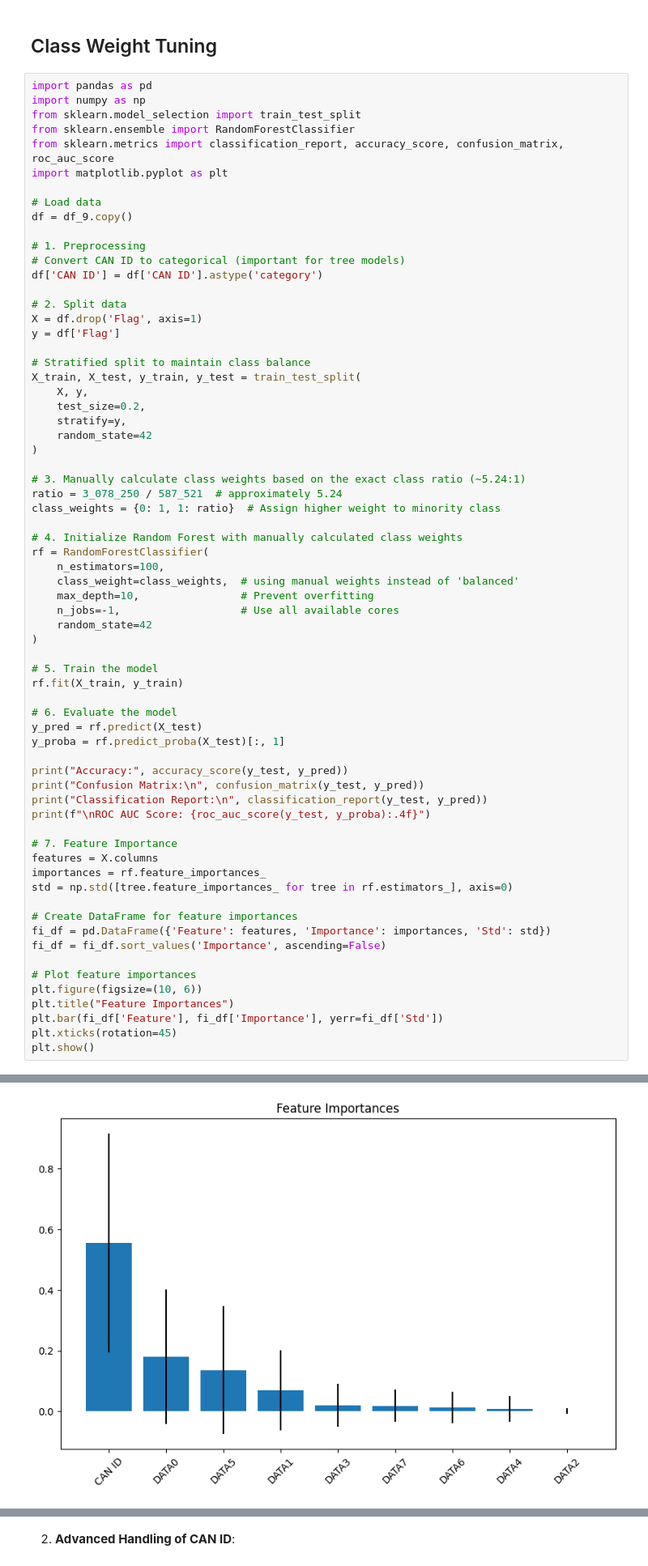
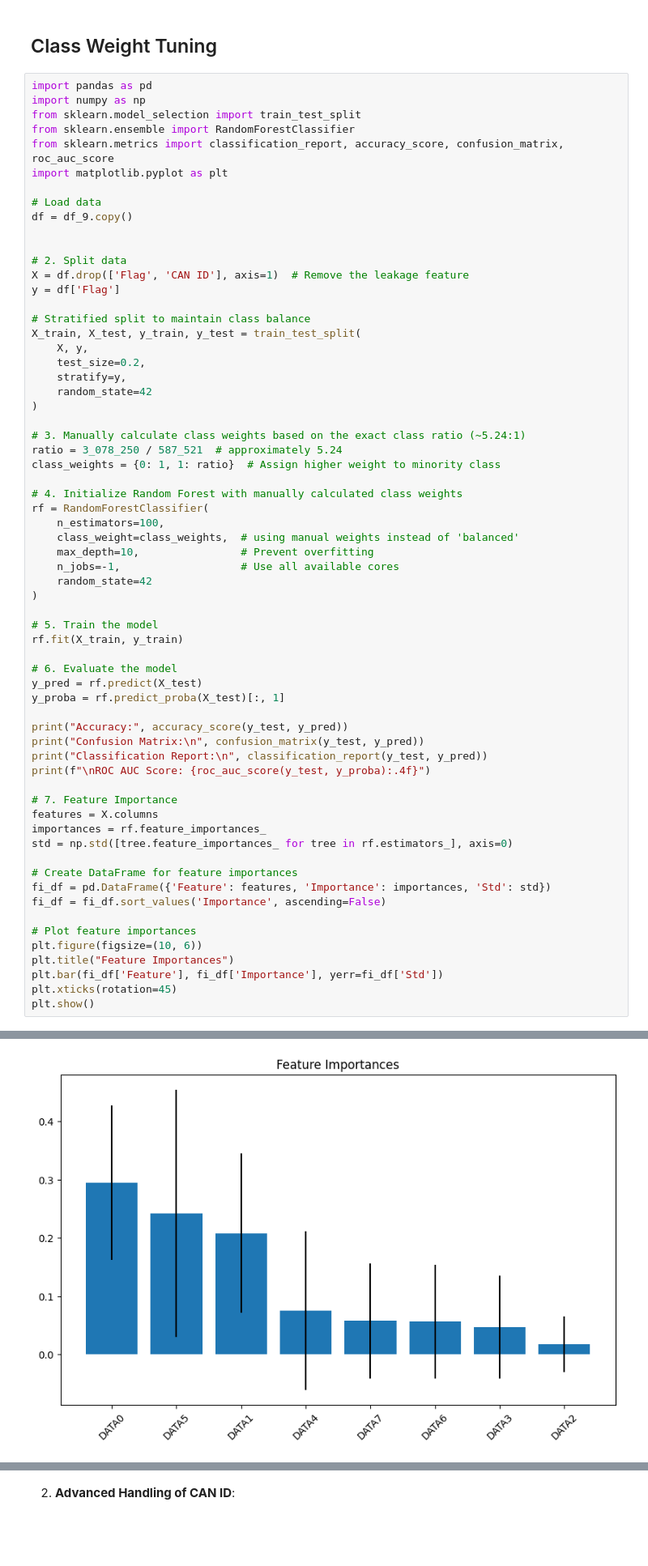
Before and after one commit to pranav-k-jha/kaggle-notebooks, a Jupyter notebook: cav-ml-prediction-model.ipynb, the cells around one changed output, grey strips where cells are left out. Shown at 81% size. Cells and saved outputs as stored; diff of their text form; blank space fills up the shorter version.

```diff
--- a/cav-ml-prediction-model.ipynb
+++ b/cav-ml-prediction-model.ipynb
@@ -525,12 +671,9 @@ import matplotlib.pyplot as plt
 # Load data
 df = df_9.copy()
 
-# 1. Preprocessing
-# Convert CAN ID to categorical (important for tree models)
-df['CAN ID'] = df['CAN ID'].astype('category')
 
 # 2. Split data
-X = df.drop('Flag', axis=1)
+X = df.drop(['Flag', 'CAN ID'], axis=1)  # Remove the leakage feature
 y = df['Flag']
 
 # Stratified split to maintain class balance
@@ -602 +744 @@ ROC AUC Score: 1.0000
-[figure, old version]
+[figure, new version]
```
Also changed, not shown: parts of 13 cells of this notebook.
